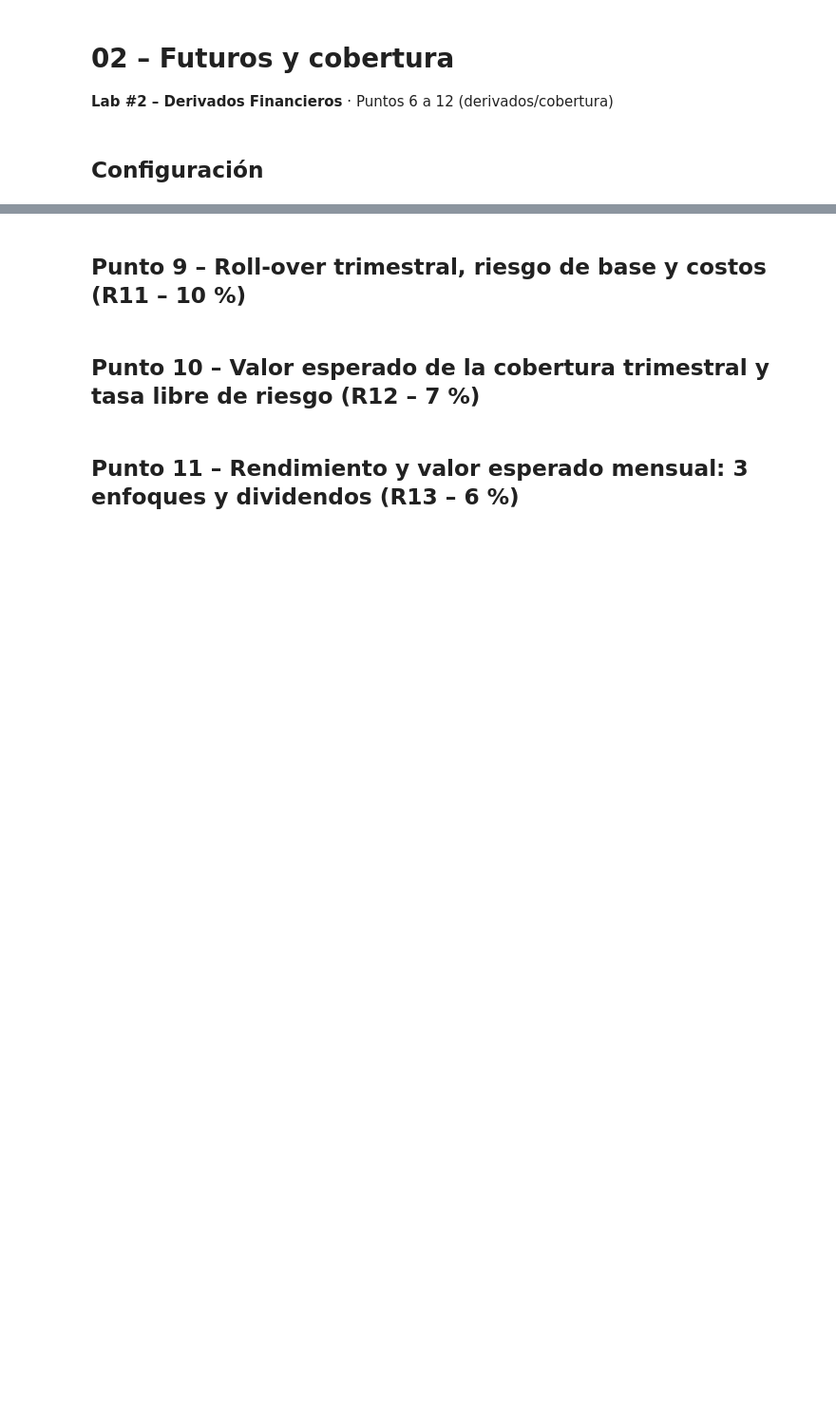
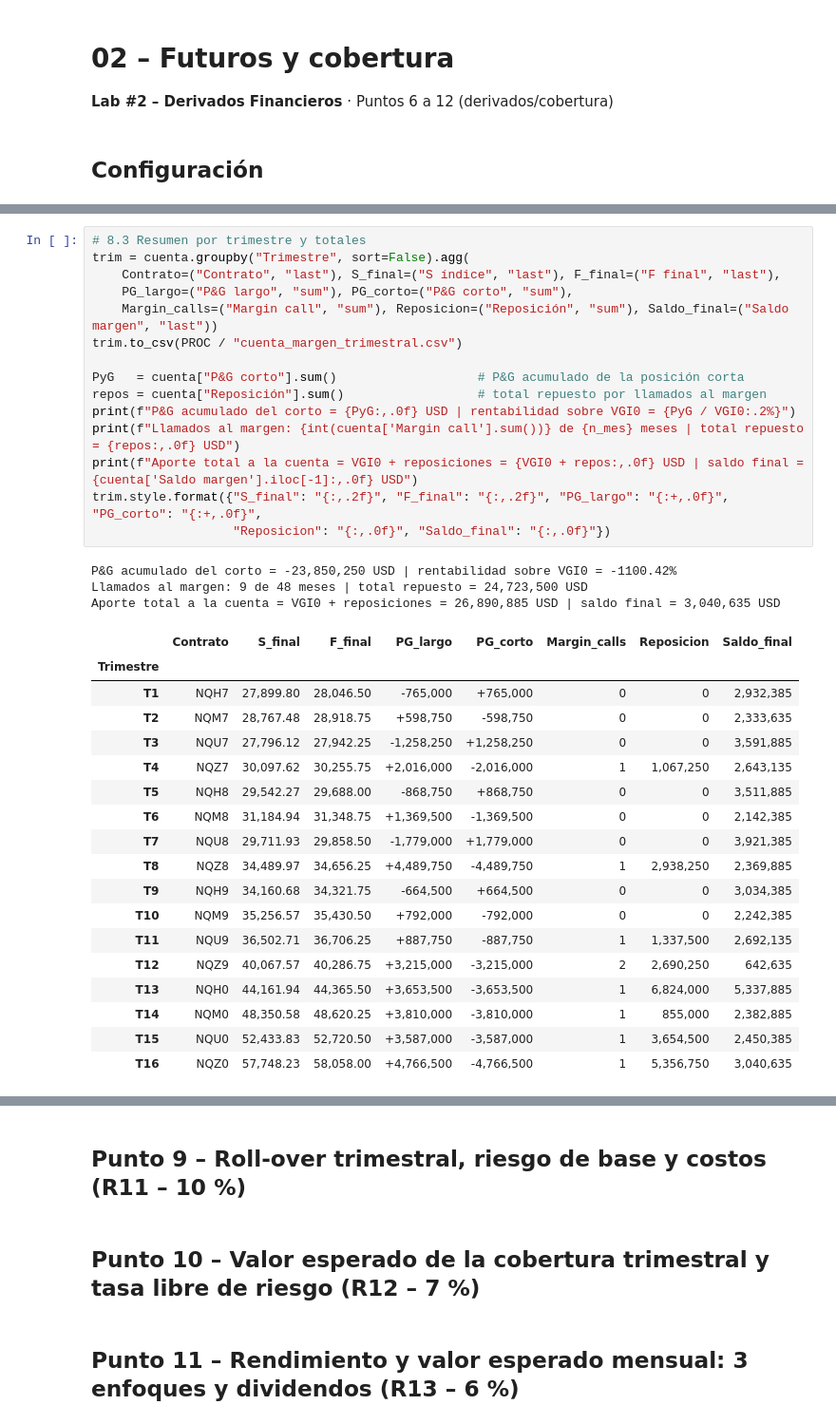
Before and after one commit to Juancho-00/laboratorio-2-derivados, a Jupyter notebook: notebooks/02_futuros_cobertura.ipynb, the cells around one changed output, grey strips where cells are left out. Shown at 95% size. Cells and saved outputs as stored; diff of their text form; blank space fills up the shorter version.

```diff
--- a/notebooks/02_futuros_cobertura.ipynb
+++ b/notebooks/02_futuros_cobertura.ipynb
@@ -18,0 +352,37 @@ PROC = Path("../data/processed")
+# %%
+# 8.3 Resumen por trimestre y totales
+trim = cuenta.groupby("Trimestre", sort=False).agg(
+    Contrato=("Contrato", "last"), S_final=("S índice", "last"), F_final=("F final", "last"),
+    PG_largo=("P&G largo", "sum"), PG_corto=("P&G corto", "sum"),
+    Margin_calls=("Margin call", "sum"), Reposicion=("Reposición", "sum"), Saldo_final=("Saldo margen", "last"))
+trim.to_csv(PROC / "cuenta_margen_trimestral.csv")
+
+PyG   = cuenta["P&G corto"].sum()                   # P&G acumulado de la posición corta
+repos = cuenta["Reposición"].sum()                  # total repuesto por llamados al margen
+print(f"P&G acumulado del corto = {PyG:,.0f} USD | rentabilidad sobre VGI0 = {PyG / VGI0:.2%}")
+print(f"Llamados al margen: {int(cuenta['Margin call'].sum())} de {n_mes} meses | total repuesto = {repos:,.0f} USD")
+print(f"Aporte total a la cuenta = VGI0 + reposiciones = {VGI0 + repos:,.0f} USD | saldo final = {cuenta['Saldo margen'].iloc[-1]:,.0f} USD")
+trim.style.format({"S_final": "{:,.2f}", "F_final": "{:,.2f}", "PG_largo": "{:+,.0f}", "PG_corto": "{:+,.0f}",
+                   "Reposicion": "{:,.0f}", "Saldo_final": "{:,.0f}"})
+# %% [output]
+P&G acumulado del corto = -23,850,250 USD | rentabilidad sobre VGI0 = -1100.42%
+Llamados al margen: 9 de 48 meses | total repuesto = 24,723,500 USD
+Aporte total a la cuenta = VGI0 + reposiciones = 26,890,885 USD | saldo final = 3,040,635 USD
+|  | Contrato | S_final | F_final | PG_largo | PG_corto | Margin_calls | Reposicion | Saldo_final |
+| Trimestre |  |  |  |  |  |  |  |  |
+| T1 | NQH7 | 27,899.80 | 28,046.50 | -765,000 | +765,000 | 0 | 0 | 2,932,385 |
+| T2 | NQM7 | 28,767.48 | 28,918.75 | +598,750 | -598,750 | 0 | 0 | 2,333,635 |
+| T3 | NQU7 | 27,796.12 | 27,942.25 | -1,258,250 | +1,258,250 | 0 | 0 | 3,591,885 |
+| T4 | NQZ7 | 30,097.62 | 30,255.75 | +2,016,000 | -2,016,000 | 1 | 1,067,250 | 2,643,135 |
+| T5 | NQH8 | 29,542.27 | 29,688.00 | -868,750 | +868,750 | 0 | 0 | 3,511,885 |
+| T6 | NQM8 | 31,184.94 | 31,348.75 | +1,369,500 | -1,369,500 | 0 | 0 | 2,142,385 |
+| T7 | NQU8 | 29,711.93 | 29,858.50 | -1,779,000 | +1,779,000 | 0 | 0 | 3,921,385 |
+| T8 | NQZ8 | 34,489.97 | 34,656.25 | +4,489,750 | -4,489,750 | 1 | 2,938,250 | 2,369,885 |
+| T9 | NQH9 | 34,160.68 | 34,321.75 | -664,500 | +664,500 | 0 | 0 | 3,034,385 |
+| T10 | NQM9 | 35,256.57 | 35,430.50 | +792,000 | -792,000 | 0 | 0 | 2,242,385 |
+| T11 | NQU9 | 36,502.71 | 36,706.25 | +887,750 | -887,750 | 1 | 1,337,500 | 2,692,135 |
+| T12 | NQZ9 | 40,067.57 | 40,286.75 | +3,215,000 | -3,215,000 | 2 | 2,690,250 | 642,635 |
+| T13 | NQH0 | 44,161.94 | 44,365.50 | +3,653,500 | -3,653,500 | 1 | 6,824,000 | 5,337,885 |
+| T14 | NQM0 | 48,350.58 | 48,620.25 | +3,810,000 | -3,810,000 | 1 | 855,000 | 2,382,885 |
+| T15 | NQU0 | 52,433.83 | 52,720.50 | +3,587,000 | -3,587,000 | 1 | 3,654,500 | 2,450,385 |
+| T16 | NQZ0 | 57,748.23 | 58,058.00 | +4,766,500 | -4,766,500 | 1 | 5,356,750 | 3,040,635 |
```
Also changed, not shown: parts of 20 cells of this notebook, 12 other files.
